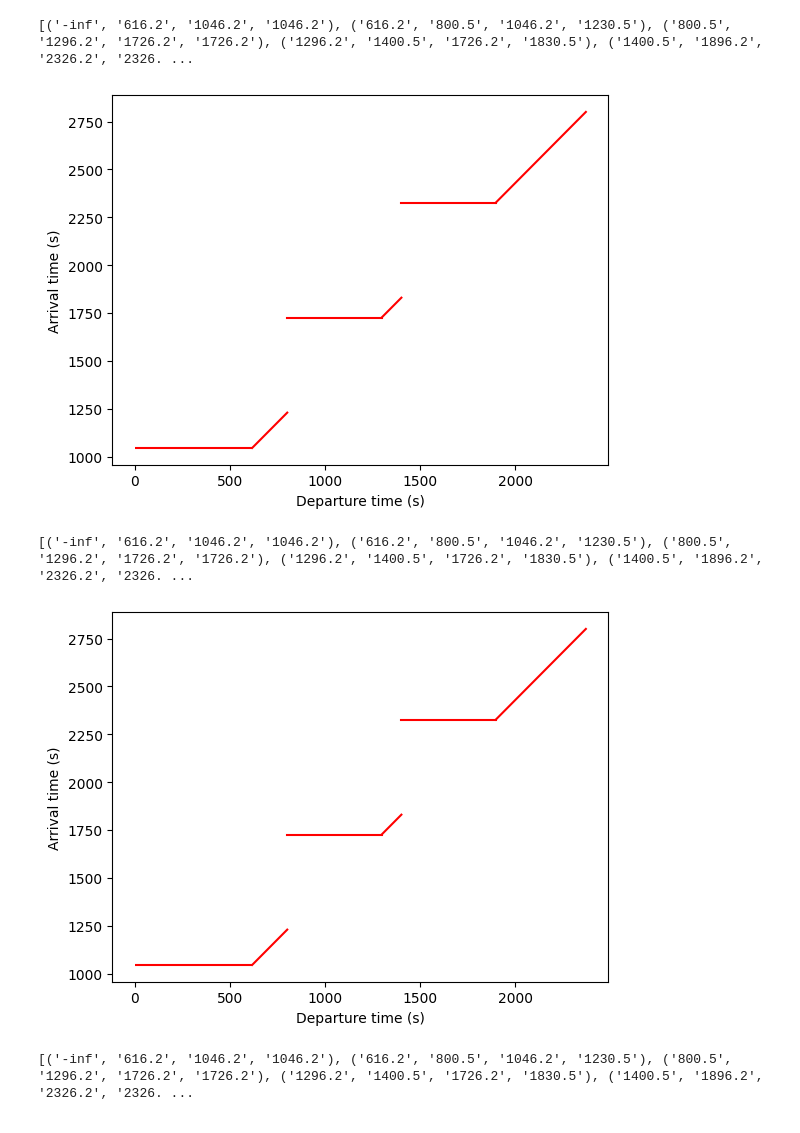
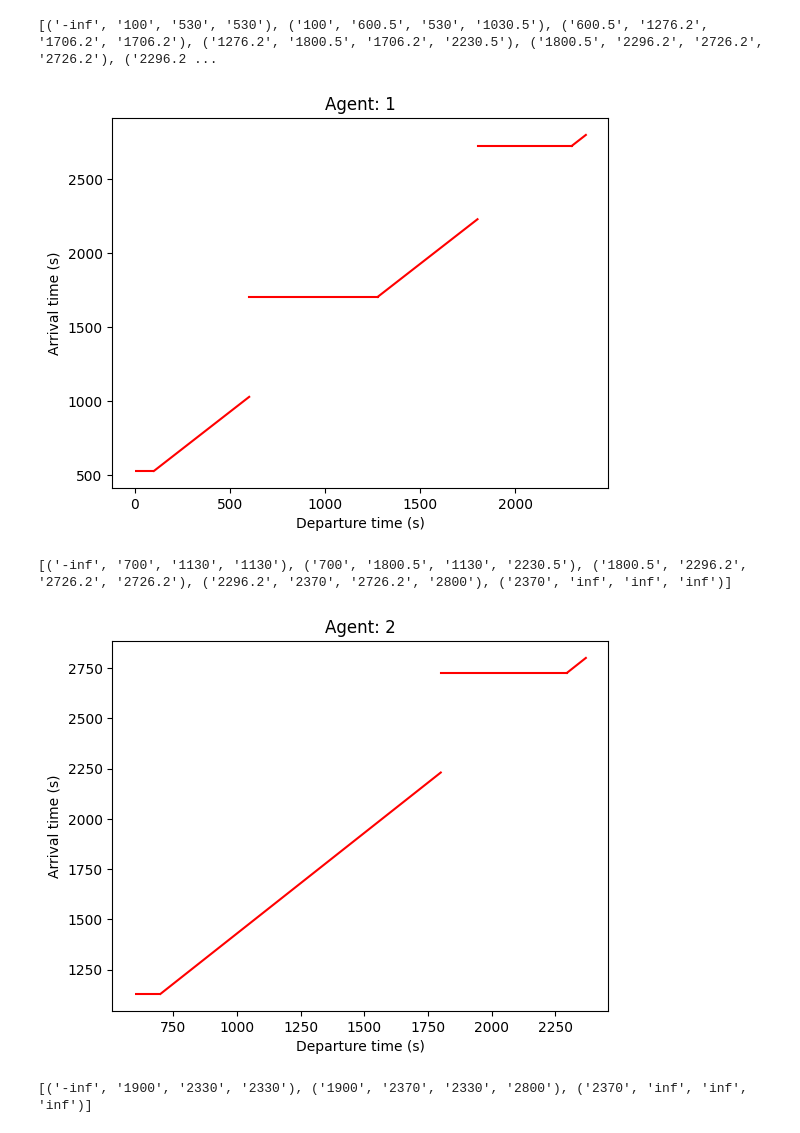
Before and after one commit to GoodGuyMe/delay-replanning-slack, a Jupyter notebook: experiments/blocking_experiments.ipynb, the cells around one changed output. Drawn from its saved outputs; the diff is of its cells as text; code cells hidden in the pictures.

Commit message:
Add title to atf

```diff
--- a/experiments/blocking_experiments.ipynb
+++ b/experiments/blocking_experiments.ipynb
@@ -16,13 +16,14 @@ sys.path.append(os.path.abspath("../generation"))
 import generate
 from parseRePEAT import *
 # %%
-def plot_atf(segments):
+def plot_atf(segments, title="", x_min=0):
     for (x0, x1, y0, y1) in segments:
         if x0 == "-inf" and x1 != "inf" and y1 != "inf":
-            plt.hlines(float(y1), 0, float(x1), colors="red")
+            plt.hlines(float(y1), x_min, float(x1), colors="red")
         plt.plot([float(x0), float(x1)], [float(y0), float(y1)], color='red')
     plt.xlabel("Departure time (s)")
     plt.ylabel("Arrival time (s)")
+    plt.title(title)
     plt.show()
 # %%
 # Run RePeAT to get multiple plans
@@ -32,38 +33,39 @@ layout =   "../data/custom/meppel_leeuwarden_single.json"
 scenario_data = json.load(open(scenario))
 train_types = {x["name"]: x for x in scenario_data["types"]}
 for agent in scenario_data['trains']:
     # Get the global end time of scenario
     scenario_end_time = 0
     for i in range(len(agent["movements"])):
         move = agent["movements"][i]
         if 2 * move["endTime"] > scenario_end_time:
             scenario_end_time = 2 * move["endTime"]
     # agent_speed = train_types[agent["trainUnitTypes"][0]]["speed"]
     agent_speed = 80
     for move in agent["movements"]:
         # Generate intervals
-        generation_time = generate.time_safe_intervals_and_write(layout, scenario, -1, agent_speed, "output")
+        generation_time = generate.time_safe_intervals_and_write(layout, scenario, agent["trainNumber"], agent_speed, "output")
         safe_interval_output = [str(x).split("'")[1] for x in gzip.open("output").readlines()]
         try:
-            proc = subprocess.run(["atsipp.exe", "--start", "r-270", "--goal", "r-96", "--edgegraph", "output", "--search", "repeat", "--startTime", "200", "--agentSpeed", str(agent_speed), "--walkingSpeed", str(scenario_data["walkingSpeed"])], timeout=300, stdout=subprocess.PIPE, stderr=subprocess.PIPE)
+            proc = subprocess.run(["atsipp.exe", "--start", "r-270", "--goal", "r-96", "--edgegraph", "output", "--search", "repeat", "--startTime", str(move["startTime"]), "--agentSpeed", str(agent_speed), "--walkingSpeed", str(scenario_data["walkingSpeed"])], timeout=300, stdout=subprocess.PIPE, stderr=subprocess.PIPE)
         except subprocess.TimeoutExpired:
             print(f'Timeout for repeat (300s) expired')
         repeat_output = str(proc.stdout).split("'")[1].rsplit("\\r\\n")
         try:
             all_lookups = [(int(x.split(" ")[1].strip(")").split("=")[1]), float(x.split(" ")[4])) for x in repeat_output if "Lookup time" in x]
             # Divide by number of lookups provided: Total (n=<x>) Lookup time: <y> nanoseconds
             lookup_time = mean([y / x for x, y in all_lookups])
         except: lookup_time = np.nan
 
         # If the run was successful
         if int(proc.returncode) == 0:
             search_time = [float(x.split(" ")[2]) for x in repeat_output if "Search time" in x][0]
             metadata, catf, paths, eatfs = parse_list_of_outputs(repeat_output)
             print(catf)
-            plot_atf(catf)
+            title = f"Agent: {agent['trainNumber']}"
+            plot_atf(catf, title, move["startTime"] - 100)
 # %% [output]
-[('-inf', '616.2', '1046.2', '1046.2'), ('616.2', '800.5', '1046.2', '1230.5'), ('800.5', '1296.2', '1726.2', '1726.2'), ('1296.2', '1400.5', '1726.2', '1830.5'), ('1400.5', '1896.2', '2326.2', '2326. ...
+[('-inf', '100', '530', '530'), ('100', '600.5', '530', '1030.5'), ('600.5', '1276.2', '1706.2', '1706.2'), ('1276.2', '1800.5', '1706.2', '2230.5'), ('1800.5', '2296.2', '2726.2', '2726.2'), ('2296.2 ...
-[figure, old version]
+[figure, new version]
-[('-inf', '616.2', '1046.2', '1046.2'), ('616.2', '800.5', '1046.2', '1230.5'), ('800.5', '1296.2', '1726.2', '1726.2'), ('1296.2', '1400.5', '1726.2', '1830.5'), ('1400.5', '1896.2', '2326.2', '2326. ...
+[('-inf', '700', '1130', '1130'), ('700', '1800.5', '1130', '2230.5'), ('1800.5', '2296.2', '2726.2', '2726.2'), ('2296.2', '2370', '2726.2', '2800'), ('2370', 'inf', 'inf', 'inf')]
-[figure, old version]
+[figure, new version]
-[('-inf', '616.2', '1046.2', '1046.2'), ('616.2', '800.5', '1046.2', '1230.5'), ('800.5', '1296.2', '1726.2', '1726.2'), ('1296.2', '1400.5', '1726.2', '1830.5'), ('1400.5', '1896.2', '2326.2', '2326. ...
+[('-inf', '1900', '2330', '2330'), ('1900', '2370', '2330', '2800'), ('2370', 'inf', 'inf', 'inf')]
```
Also changed, not shown: parts of 1 cell of this notebook.
